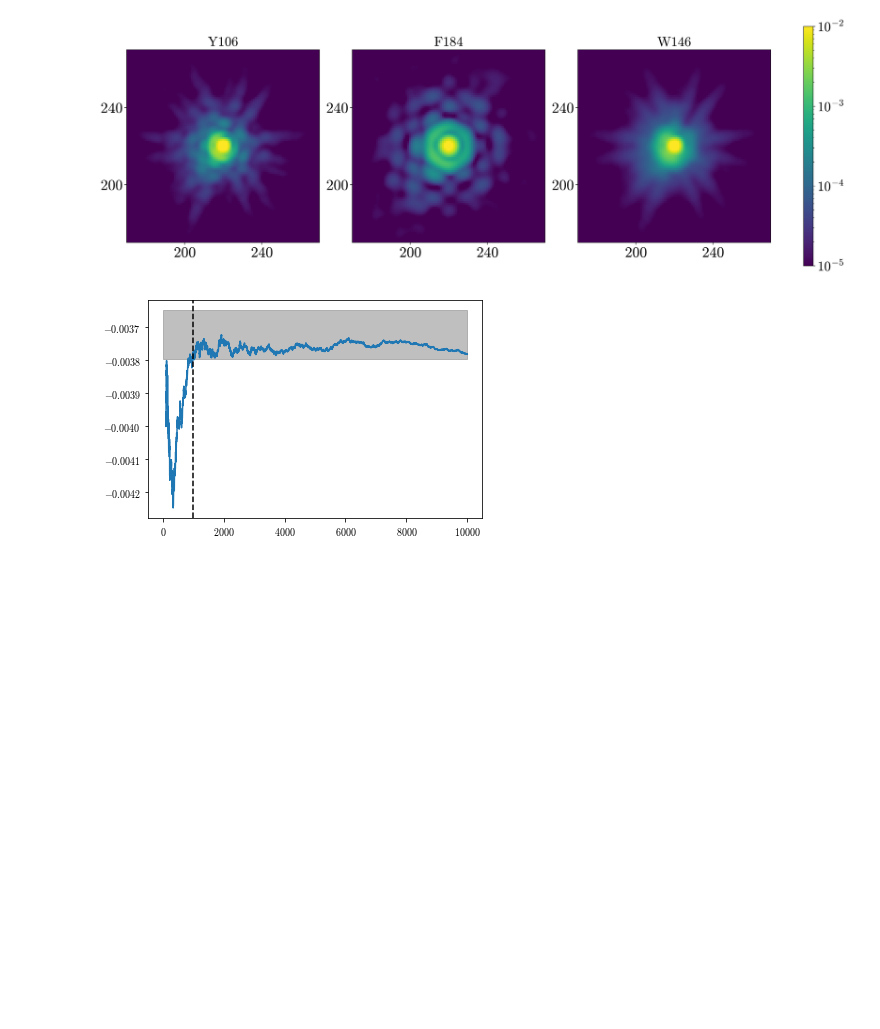
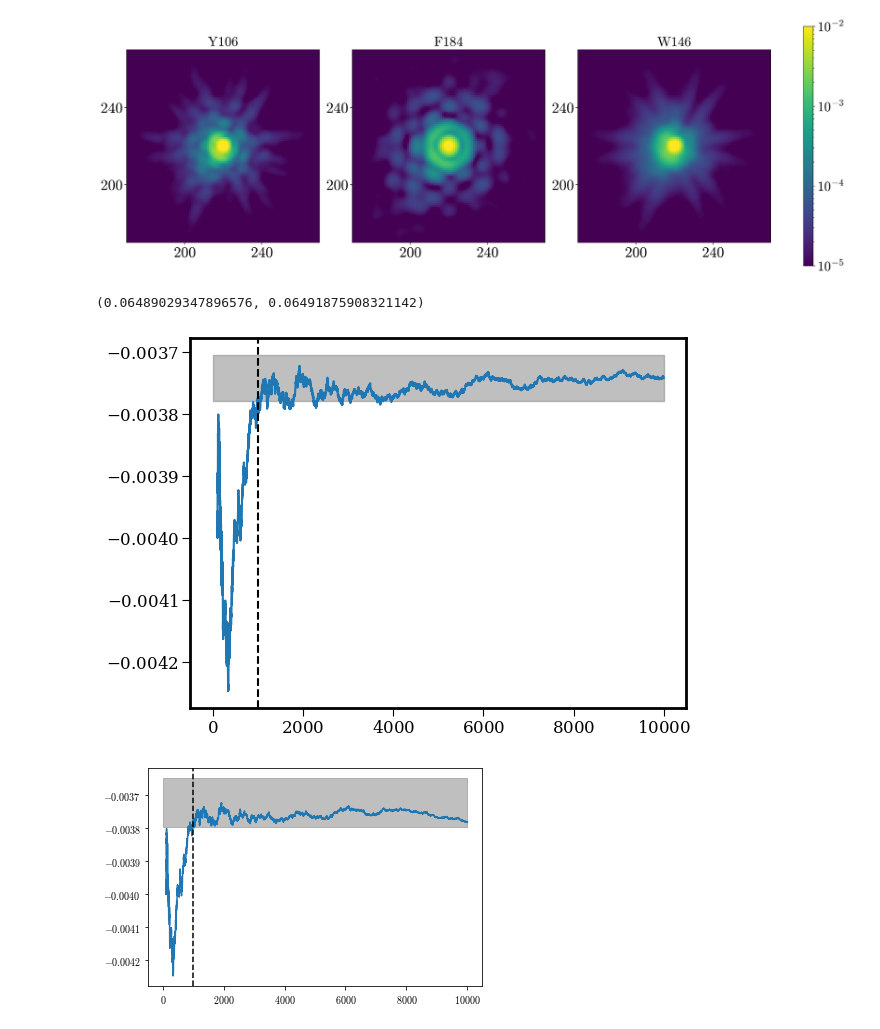
Before and after one commit to Roman-HLIS-Cosmology-PIT/RomanChromaticPSF, a Jupyter notebook: notebooks/ChromaticPaperPlots.ipynb, the cells around one changed output. Saved outputs shown, nothing was run; the diff lists cells and outputs as text; code cells hidden in the pictures; blank space fills up the shorter version.

```diff
--- a/notebooks/ChromaticPaperPlots.ipynb
+++ b/notebooks/ChromaticPaperPlots.ipynb
@@ -1876,6 +2040,7 @@ plt.show()
 # %%
 ## calculate convergance
 # %%
+root_dir = '../../sim_images/10000Gal_NoNoise_diffsky/'
 batches = ['0_999', '1000_1999', '2000_2999','3000_3999','4000_4999','5000_5999','6000_6999','7000_7999', '8000_8999', '9000_9999']
 scale = roman.pixel_scale/4
 size_true = []
@@ -1883,6 +2048,7 @@ size_star = []
 for batch in batches:
     _, avg_true_psf_batch, avg_star_psf_batch = get_data(root_dir,shear_str = '0', batch = batch, return_gal =False)
     for i in range(len(avg_true_psf_batch['H158'])):
+
         img_str = galsim.Image(avg_true_psf_batch['H158'][i])
         mom_true = galsim.hsm.FindAdaptiveMom(img_str, strict = False)
         size_true.append(mom_true.moments_sigma*scale)
@@ -1895,9 +2064,22 @@ size_star = np.array(size_star)
+# %%
+img_str = galsim.Image(np.mean(avg_star_psf_batch['H158'], axis = 0))
+mom_star = galsim.hsm.FindAdaptiveMom(img_str, strict = False)
+mom_star.moments_sigma*scale, np.mean(size_star)
+# %% [output]
+(0.06489029347896576, 0.06491875908321142)
 # %%
 frac_size_diff = size_star/size_true - 1
 size_conv = []
 for i in range(100,len(frac_size_diff), 1):
     size_conv.append(np.mean(frac_size_diff[:i]))
 size_conv = np.array(size_conv )
+# %%
+plt.plot(np.arange(100,len(frac_size_diff)),size_conv)
+plt.fill_between([0,10000], y1 =(size_conv[-1])*(0.99), y2 =(size_conv[-1])*(1.01), color = 'grey', alpha = 0.5 )
+plt.axvline(x = 1000, color = 'black', ls = '--' )
+plt.show()
+# %% [output]
+[figure, added]
 # %%
 plt.plot(np.arange(100,len(frac_size_diff)),size_conv)
 plt.fill_between([0,10000], y1 =np.max(size_conv)*(0.98), y2 =np.max(size_conv)*(1.02), color = 'grey', alpha = 0.5 )
```
Also changed, not shown: parts of 26 cells of this notebook, 1 other file.
